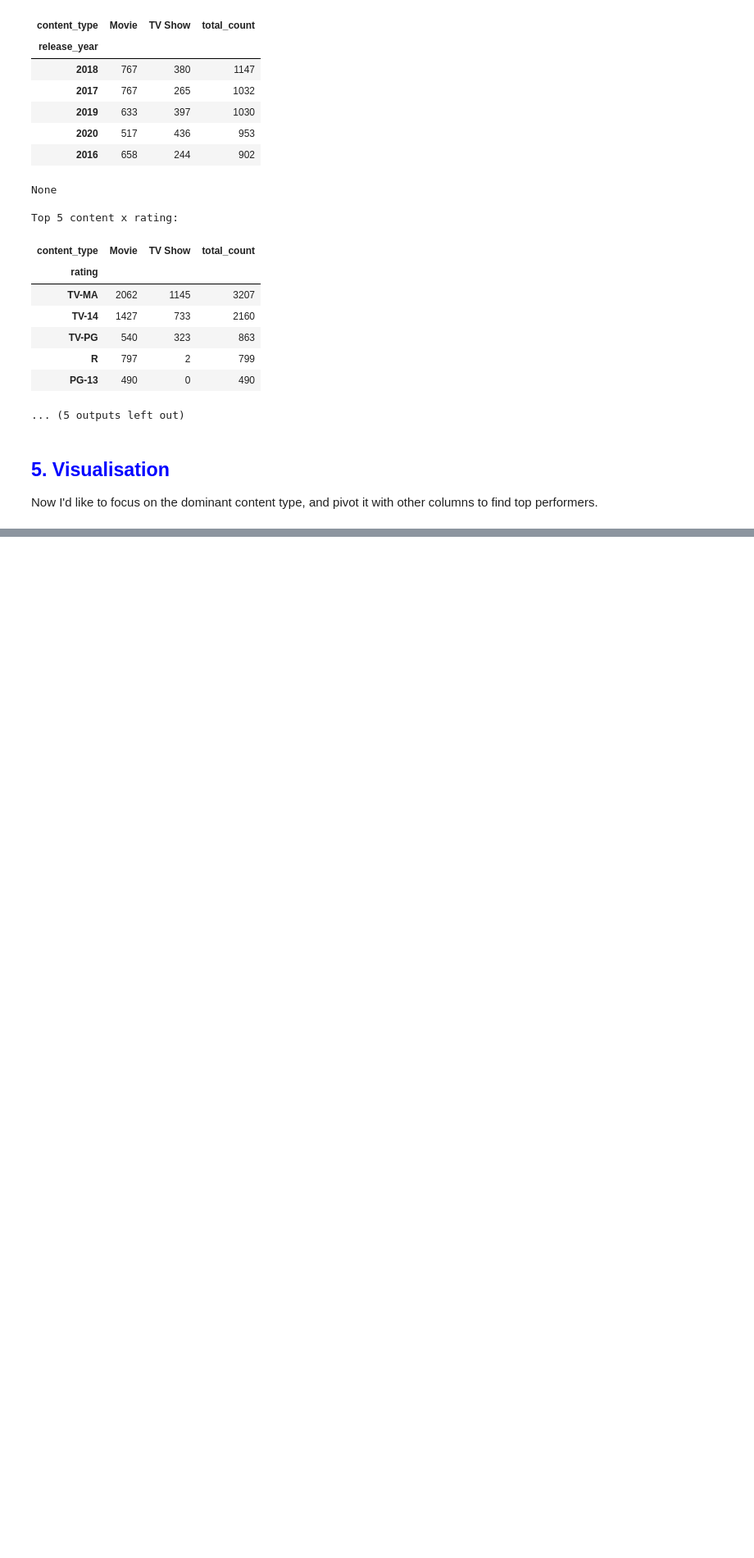
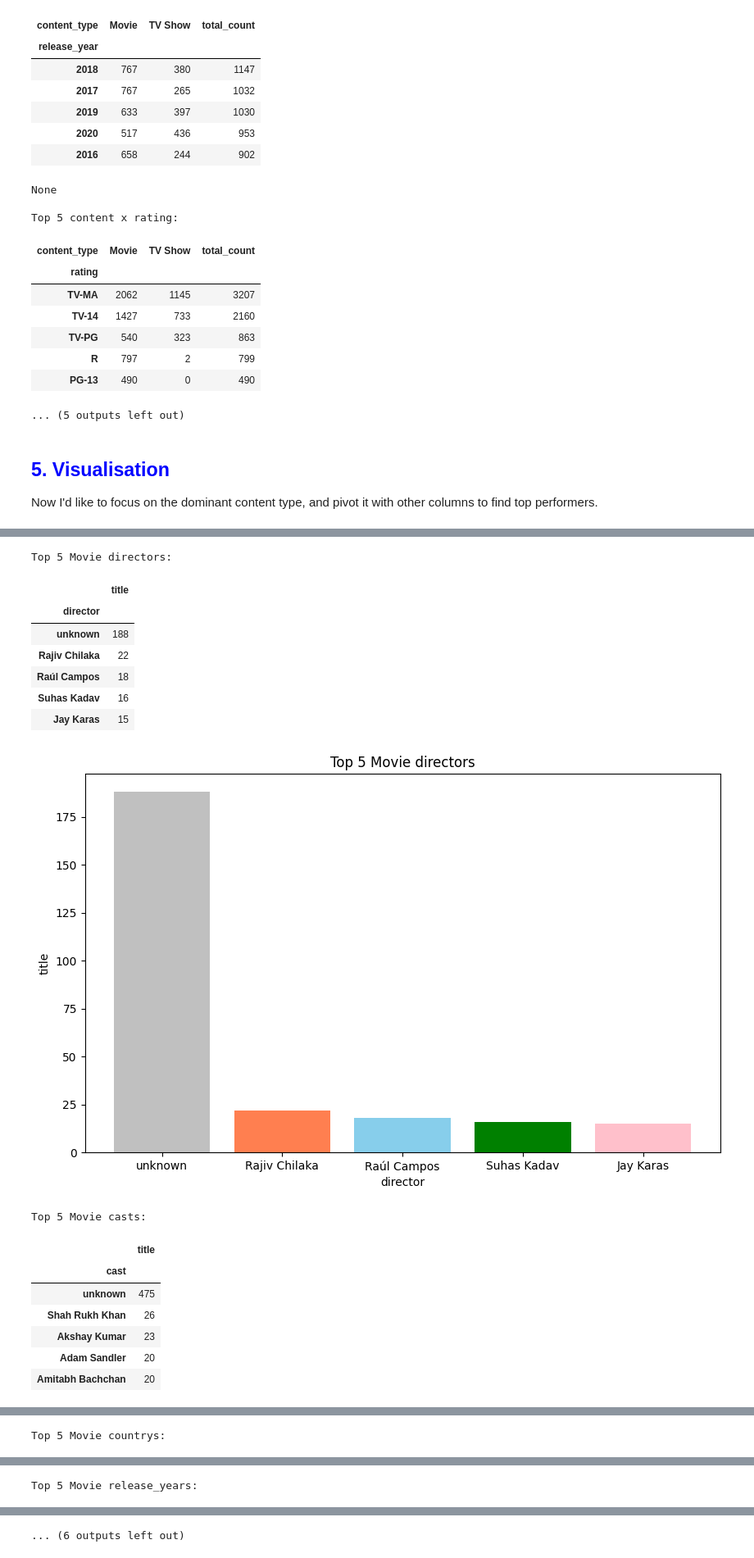
Before and after one commit to millenko/project1, a Jupyter notebook: notebooks/netflix_data_analysis.ipynb, the cells around one changed output, grey strips where cells are left out. Shown at 82% size. Cells and saved outputs as stored; diff of their text form; code cells hidden in the pictures; blank space fills up the shorter version.

```diff
--- a/notebooks/netflix_data_analysis.ipynb
+++ b/notebooks/netflix_data_analysis.ipynb
@@ -556,7 +560,7 @@ def top_5_pie(netflix_df, content_type, values_column, index_column, colors):
 
 
 columns_to_pivot = ['director', 'cast', 'country', 'release_year', 'rating', 'genre']
-colors = ['gold', 'lightcoral', 'lightskyblue', 'lightgreen', 'lightpink']
+colors = ['lightgrey', 'lightcoral', 'lightskyblue', 'lightgreen', 'lightpink']
 
 for column in columns_to_pivot:
     top_5_pie(netflix_df, 'Movie', 'title', column, colors)
@@ -600 +604,40 @@ Top 5 Movie release_years:
 ... (6 outputs left out)
+# %%
+def top_5_bar(netflix_df, content_type, values_column, index_column, colors):
+
+    filtered_data = netflix_df[netflix_df['content_type'] == content_type]
+    pivot_table = pd.pivot_table(filtered_data, values=values_column, index=index_column, aggfunc='count').nlargest(5, values_column)
+
+    print(f"Top 5 {content_type} {index_column}s:")
+    display(pivot_table)
+
+    plt.figure(figsize=(10, 6))
+    plt.title(f"Top 5 {content_type} {index_column}s")
+    plt.bar(pivot_table.index, pivot_table[values_column], color=colors)
+    plt.xlabel(index_column)
+    plt.ylabel(values_column)
+    plt.show()
+
+columns_to_pivot = ['director', 'cast', 'country', 'release_year', 'rating', 'genre']
+colors = ['silver', 'coral', 'skyblue', 'green', 'pink']
+
+for column in columns_to_pivot:
+    top_5_bar(netflix_df, 'Movie', 'title', column, colors)
+# %% [output]
+Top 5 Movie directors:
+|  | title |
+| director |  |
+| unknown | 188 |
+| Rajiv Chilaka | 22 |
+| Raúl Campos | 18 |
+| Suhas Kadav | 16 |
+| Jay Karas | 15 |
+[figure, added]
+Top 5 Movie casts:
+|  | title |
+| cast |  |
+| unknown | 475 |
+| Shah Rukh Khan | 26 |
+| Akshay Kumar | 23 |
+| Adam Sandler | 20 |
+| Amitabh Bachchan | 20 |
@@ -600,0 +645 @@ Top 5 Movie release_years:
+Top 5 Movie countrys:
@@ -600,0 +654 @@ Top 5 Movie release_years:
+Top 5 Movie release_years:
@@ -600,0 +663 @@ Top 5 Movie release_years:
+... (6 outputs left out)
```
Also changed, not shown: parts of 4 cells of this notebook, 1 other file.
